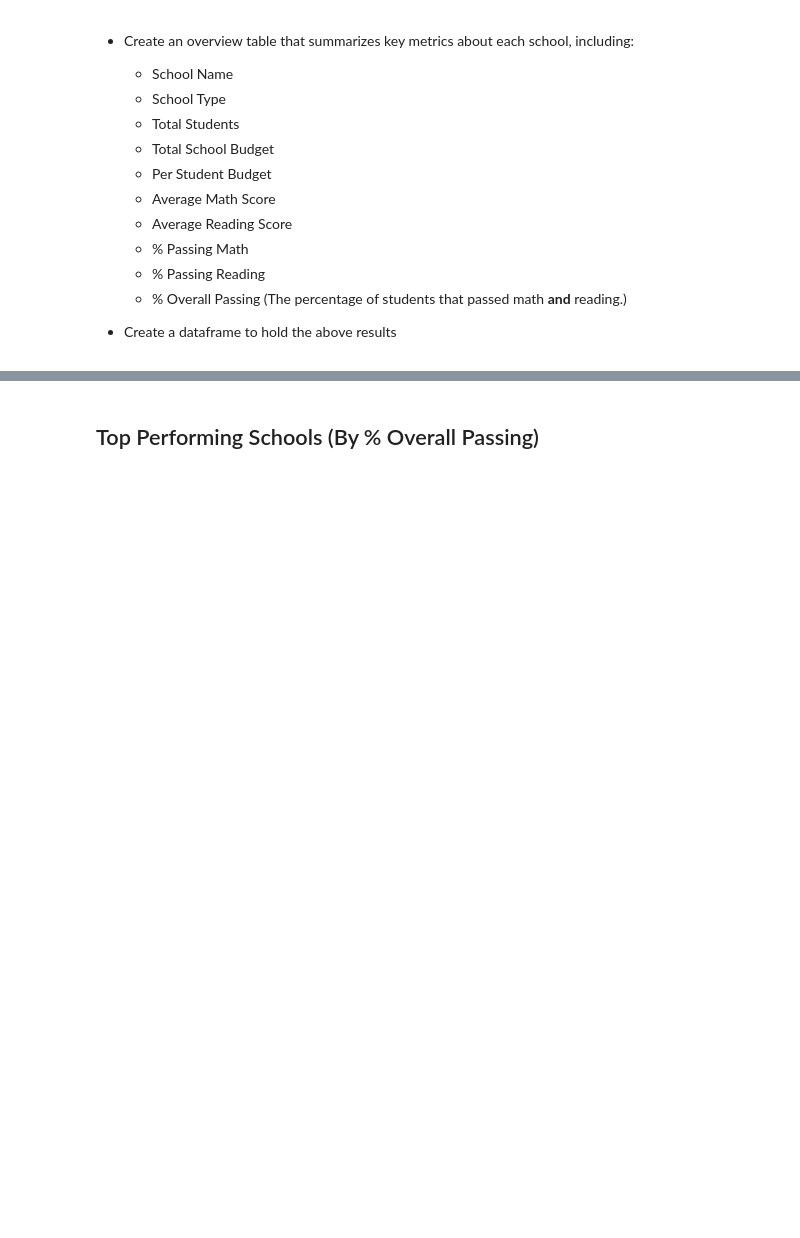
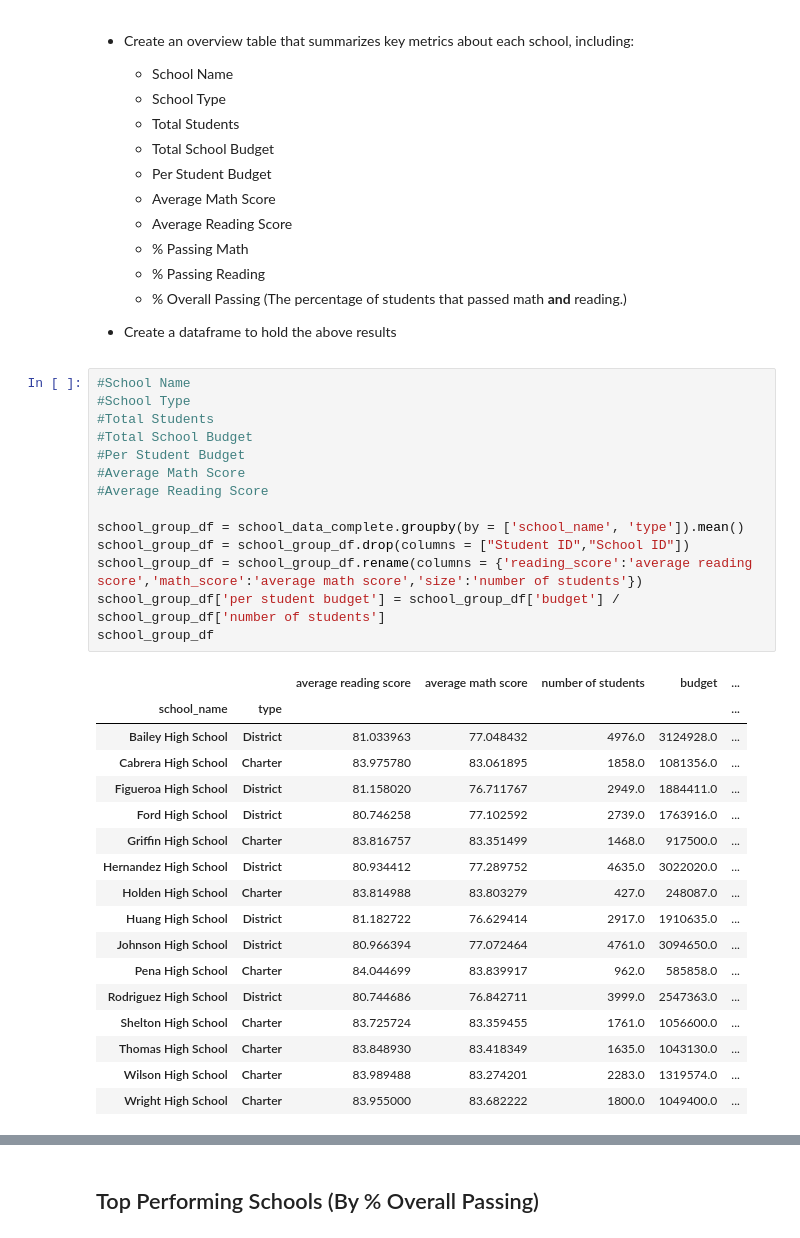
Before and after one commit to theaddies/pandas-challenge, a Jupyter notebook: PyCitySchools/PyCitySchools.ipynb, the cells around one changed output, grey strips where cells are left out. Cells and saved outputs as stored; diff of their text form; blank space fills up the shorter version.

Commit message:
half way through school summary bullets

```diff
--- a/PyCitySchools/PyCitySchools.ipynb
+++ b/PyCitySchools/PyCitySchools.ipynb
@@ -150,3 +149,35 @@ schools_summary_df
   * % Overall Passing (The percentage of students that passed math **and** reading.)
 
 * Create a dataframe to hold the above results
+# %%
+#School Name
+#School Type
+#Total Students
+#Total School Budget
+#Per Student Budget
+#Average Math Score
+#Average Reading Score
+
+school_group_df = school_data_complete.groupby(by = ['school_name', 'type']).mean()
+school_group_df = school_group_df.drop(columns = ["Student ID","School ID"])
+school_group_df = school_group_df.rename(columns = {'reading_score':'average reading score','math_score':'average math score','size':'number of students'})
+school_group_df['per student budget'] = school_group_df['budget'] / school_group_df['number of students']
+school_group_df
+# %% [output]
+|  |  | average reading score | average math score | number of students | budget | ... |
+| school_name | type |  |  |  |  | ... |
+| Bailey High School | District | 81.033963 | 77.048432 | 4976.0 | 3124928.0 | ... |
+| Cabrera High School | Charter | 83.975780 | 83.061895 | 1858.0 | 1081356.0 | ... |
+| Figueroa High School | District | 81.158020 | 76.711767 | 2949.0 | 1884411.0 | ... |
+| Ford High School | District | 80.746258 | 77.102592 | 2739.0 | 1763916.0 | ... |
+| Griffin High School | Charter | 83.816757 | 83.351499 | 1468.0 | 917500.0 | ... |
+| Hernandez High School | District | 80.934412 | 77.289752 | 4635.0 | 3022020.0 | ... |
+| Holden High School | Charter | 83.814988 | 83.803279 | 427.0 | 248087.0 | ... |
+| Huang High School | District | 81.182722 | 76.629414 | 2917.0 | 1910635.0 | ... |
+| Johnson High School | District | 80.966394 | 77.072464 | 4761.0 | 3094650.0 | ... |
+| Pena High School | Charter | 84.044699 | 83.839917 | 962.0 | 585858.0 | ... |
+| Rodriguez High School | District | 80.744686 | 76.842711 | 3999.0 | 2547363.0 | ... |
+| Shelton High School | Charter | 83.725724 | 83.359455 | 1761.0 | 1056600.0 | ... |
+| Thomas High School | Charter | 83.848930 | 83.418349 | 1635.0 | 1043130.0 | ... |
+| Wilson High School | Charter | 83.989488 | 83.274201 | 2283.0 | 1319574.0 | ... |
+| Wright High School | Charter | 83.955000 | 83.682222 | 1800.0 | 1049400.0 | ... |
```
Also changed, not shown: parts of 2 cells of this notebook.
